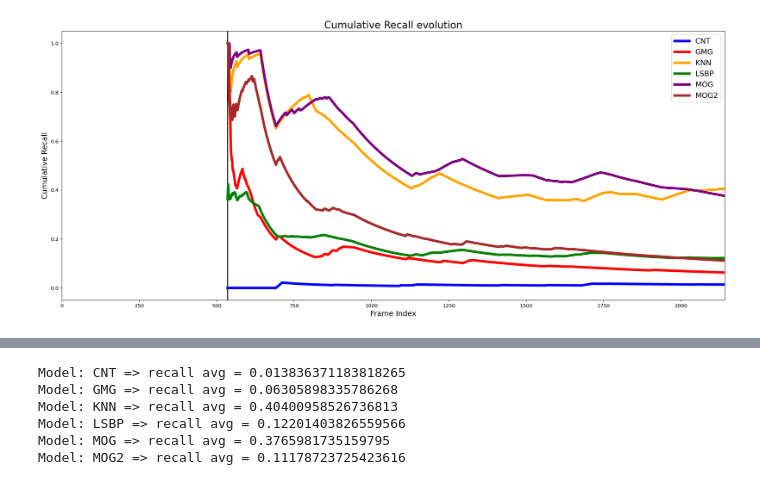
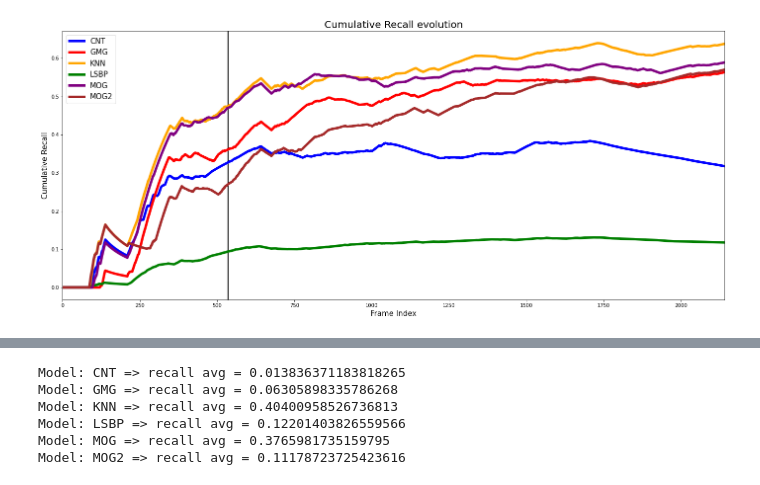
Before and after one commit to inakiLakunza/Video-Analysis-MCV-M6, a Jupyter notebook: task3/plotting_results/plots.ipynb, the cells around one changed output, grey strips where cells are left out. Drawn from its saved outputs; the diff is of its cells as text; code cells hidden in the pictures.

```diff
--- a/task3/plotting_results/plots.ipynb
+++ b/task3/plotting_results/plots.ipynb
@@ -5,76 +5,76 @@ import pickle
 total_frames = 2141
 start_frame = 535
 
-filename = './../model_logs_detectron/AR_model_CNT.pkl'
+filename = './../model_logs_full_learn/AR_model_CNT.pkl'
 with open(filename, 'rb') as file:
     data = pickle.load(file)
 recall_list_CNT = data['recall_list']
 cumulative_CNT = [sum(recall_list_CNT[:i+1])/len(recall_list_CNT[:i+1]) for i in range(len(recall_list_CNT))]
 
-filename = './../model_logs_detectron/AR_model_GMG.pkl'
+filename = './../model_logs_full_learn/AR_model_GMG.pkl'
 with open(filename, 'rb') as file:
     data = pickle.load(file)
 recall_list_GMG = data['recall_list']
 cumulative_GMG = [sum(recall_list_GMG[:i+1])/len(recall_list_CNT[:i+1]) for i in range(len(recall_list_GMG))]
 
-filename = './../model_logs_detectron/AR_model_KNN.pkl'
+filename = './../model_logs_full_learn/AR_model_KNN.pkl'
 with open(filename, 'rb') as file:
     data = pickle.load(file)
 recall_list_KNN = data['recall_list']
 cumulative_KNN = [sum(recall_list_KNN[:i+1])/len(recall_list_CNT[:i+1]) for i in range(len(recall_list_KNN))]
 
-filename = './../model_logs_detectron/AR_model_LSBP.pkl'
+filename = './../model_logs_full_learn/AR_model_LSBP.pkl'
 with open(filename, 'rb') as file:
     data = pickle.load(file)
 recall_list_LSBP = data['recall_list']
 cumulative_LSBP = [sum(recall_list_LSBP[:i+1])/len(recall_list_CNT[:i+1]) for i in range(len(recall_list_LSBP))]
 
-filename = './../model_logs_detectron/AR_model_MOG.pkl'
+filename = './../model_logs_full_learn/AR_model_MOG.pkl'
 with open(filename, 'rb') as file:
     data = pickle.load(file)
 recall_list_MOG = data['recall_list']
 cumulative_MOG = [sum(recall_list_MOG[:i+1])/len(recall_list_CNT[:i+1]) for i in range(len(recall_list_MOG))]
 
-filename = './../model_logs_detectron/AR_model_MOG2.pkl'
+filename = './../model_logs_full_learn/AR_model_MOG2.pkl'
 with open(filename, 'rb') as file:
     data = pickle.load(file)
 recall_list_MOG2 = data['recall_list']
 cumulative_MOG2 = [sum(recall_list_MOG2[:i+1])/len(recall_list_CNT[:i+1]) for i in range(len(recall_list_MOG2))]
 
 
-frame_indices = list(range(start_frame, start_frame + len(recall_list_CNT)))
+frame_indices = list(range(len(recall_list_CNT)))
 
 #%config InlineBackend.figure_format = 'retina'
 
 plt.figure(figsize=(24, 10))
 
 #plt.scatter(frame_indices, cumulative_CNT, color='blue', ls= '-')# Adjust alpha for opacity as desired
 #plt.plot(frame_indices, precision_list_MOG2, color='blue', ls= '.')
 #plt.scatter(frame_indices, precision_list_CNT, color='red', ls= '-')# Adjust alpha for opacity as desired
 
 #plt.plot(frame_indices, precision_list_MOG, color='orange', alpha=0.2)  # Adjust alpha for opacity as desired
 #plt.plot(frame_indices, precision_list_CNT, color='green', alpha=0.2)  # Adjust alpha for opacity as desired
 
 plt.axvline(x=start_frame, color='black', linestyle='-', linewidth=2)
 
 plt.plot(frame_indices, cumulative_CNT, color='blue', ls= '-', label="CNT", linewidth=5)
 plt.plot(frame_indices, cumulative_GMG, color='red', ls= '-', label="GMG", linewidth=5)
 plt.plot(frame_indices, cumulative_KNN, color='orange', ls= '-', label="KNN", linewidth=5)
 plt.plot(frame_indices, cumulative_LSBP, color='green', ls= '-', label="LSBP", linewidth=5)
 plt.plot(frame_indices, cumulative_MOG, color='purple', ls= '-', label="MOG", linewidth=5)
 plt.plot(frame_indices, cumulative_MOG2, color='brown', ls= '-', label="MOG2", linewidth=5)
 
 
 plt.title('Cumulative Recall evolution', fontsize=20)
 plt.xlabel('Frame Index', fontsize=15)
 plt.ylabel('Cumulative Recall', fontsize=15)
 plt.legend(fontsize=15)
 
 plt.xlim(0, total_frames)
 
 plt.show()
 # %% [output]
-[figure, old version]
+[figure, new version]
 # %%
 total_frames = 2141
 start_frame = 535
```
Also changed, not shown: parts of 4 cells of this notebook, 40 other files.
